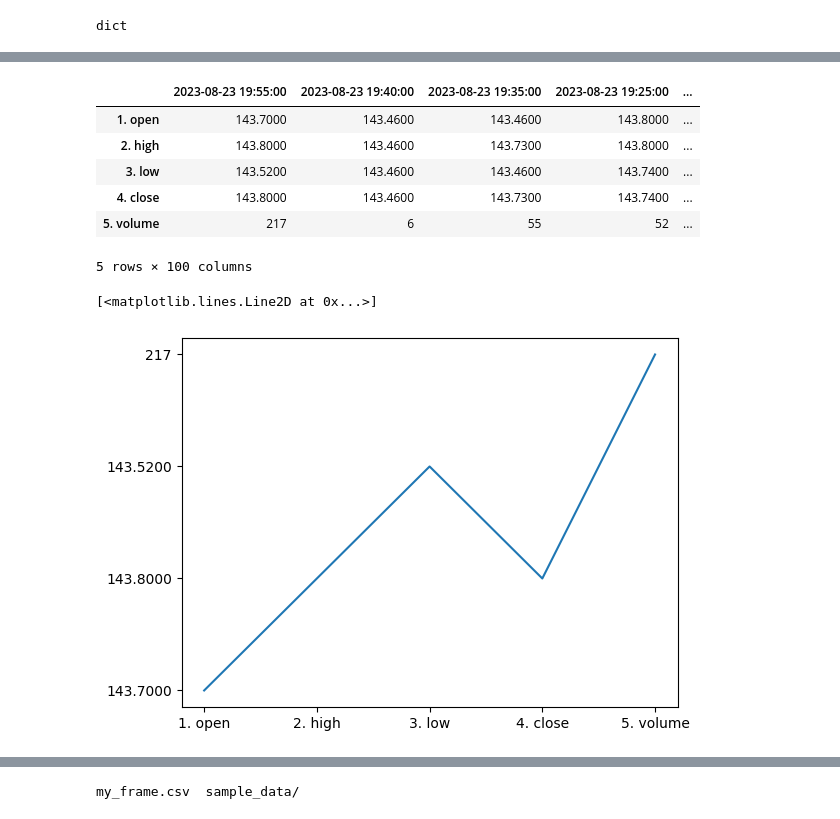
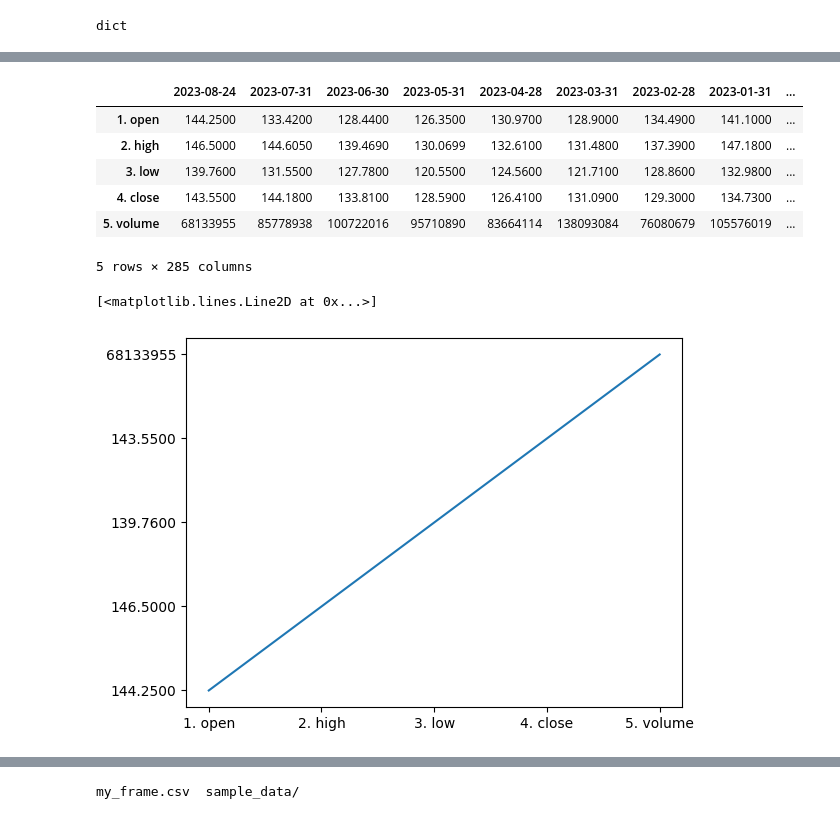
Before and after one commit to frankmulungi/Coursera-Test, a Jupyter notebook: alphavantage_apiproject.ipynb, the cells around one changed output, grey strips where cells are left out. Cells and saved outputs as stored; diff of their text form; code cells hidden in the pictures.

```diff
--- a/alphavantage_apiproject.ipynb
+++ b/alphavantage_apiproject.ipynb
@@ -8,7 +8,7 @@ import numpy as np
 import requests
 from pprint import pprint
 
-url = f'https://www.alphavantage.co/query?function=TIME_SERIES_INTRADAY&symbol=IBM&interval=5min&apikey=8WAK8FNJNSTN111M'
+url = f'https://www.alphavantage.co/query?function=TIME_SERIES_MONTHLY&symbol=IBM&apikey=8WAK8FNJNSTN111M'
 
 r = requests.get(url)
 print(r)
@@ -99,17 +99,17 @@ for x in alpha_vantage['Time Series (5min)']:
 # %%
-my_frame = pd.DataFrame(alpha_vantage['Time Series (5min)'])
+my_frame = pd.DataFrame(alpha_vantage['Monthly Time Series'])
 # %%
 my_frame
 # %% [output]
-|  | 2023-08-23 19:55:00 | 2023-08-23 19:40:00 | 2023-08-23 19:35:00 | 2023-08-23 19:25:00 | ... |
-| 1. open | 143.7000 | 143.4600 | 143.4600 | 143.8000 | ... |
-| 2. high | 143.8000 | 143.4600 | 143.7300 | 143.8000 | ... |
-| 3. low | 143.5200 | 143.4600 | 143.4600 | 143.7400 | ... |
-| 4. close | 143.8000 | 143.4600 | 143.7300 | 143.7400 | ... |
-| 5. volume | 217 | 6 | 55 | 52 | ... |
+|  | 2023-08-24 | 2023-07-31 | 2023-06-30 | 2023-05-31 | 2023-04-28 | 2023-03-31 | 2023-02-28 | 2023-01-31 | ... |
+| 1. open | 144.2500 | 133.4200 | 128.4400 | 126.3500 | 130.9700 | 128.9000 | 134.4900 | 141.1000 | ... |
+| 2. high | 146.5000 | 144.6050 | 139.4690 | 130.0699 | 132.6100 | 131.4800 | 137.3900 | 147.1800 | ... |
+| 3. low | 139.7600 | 131.5500 | 127.7800 | 120.5500 | 124.5600 | 121.7100 | 128.8600 | 132.9800 | ... |
+| 4. close | 143.5500 | 144.1800 | 133.8100 | 128.5900 | 126.4100 | 131.0900 | 129.3000 | 134.7300 | ... |
+| 5. volume | 68133955 | 85778938 | 100722016 | 95710890 | 83664114 | 138093084 | 76080679 | 105576019 | ... |
-5 rows × 100 columns
+5 rows × 285 columns
 # %%
-plt.plot(my_frame['2023-08-23 19:55:00'])
+plt.plot(my_frame['2023-08-24'])
 # %% [output]
 [<matplotlib.lines.Line2D at 0x...>]
-[figure, old version]
+[figure, new version]
```
Also changed, not shown: parts of 7 cells of this notebook.
